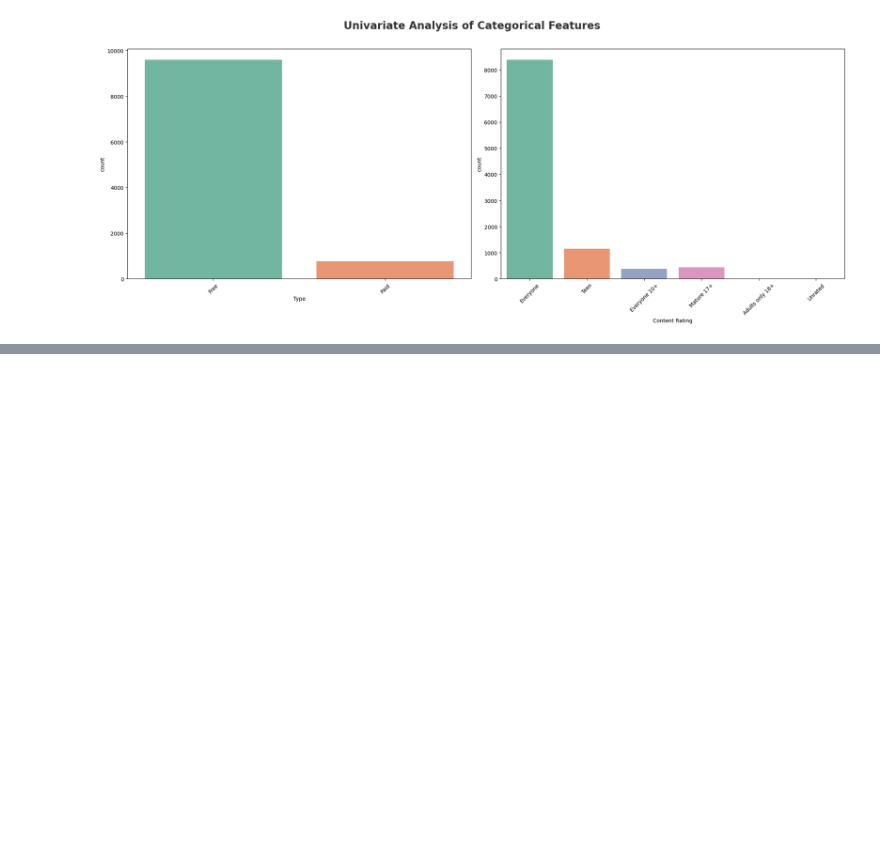
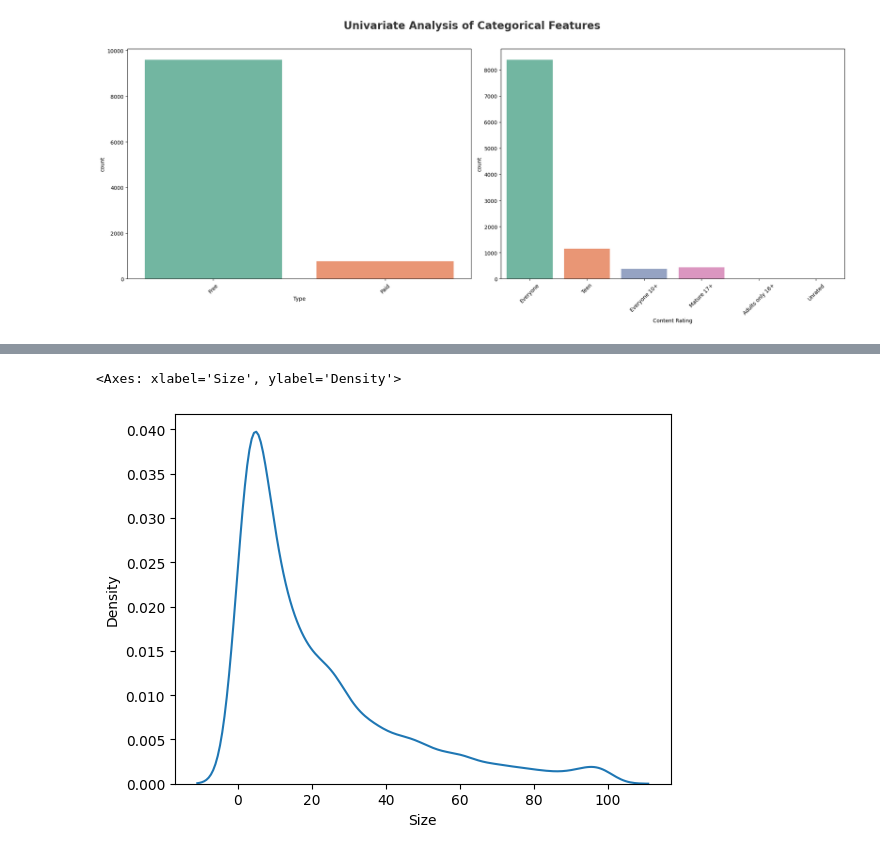
Before and after one commit to FairozAhmadSheikh/ML_bootcamp, a Jupyter notebook: Exploratory_DataAnalysis/data_cleaned_EDA.ipynb, the cells around one changed output, grey strips where cells are left out. Cells and saved outputs as stored; diff of their text form; code cells hidden in the pictures; blank space fills up the shorter version.

```diff
--- a/Exploratory_DataAnalysis/data_cleaned_EDA.ipynb
+++ b/Exploratory_DataAnalysis/data_cleaned_EDA.ipynb
@@ -139,0 +147,5 @@ Passing `palette` without assigning `hue` is deprecated and will be removed in v
+# %%
+sns.kdeplot(datacopy['Size'])
+# %% [output]
+<Axes: xlabel='Size', ylabel='Density'>
+[figure, added]
```
Also changed, not shown: parts of 7 cells of this notebook.
